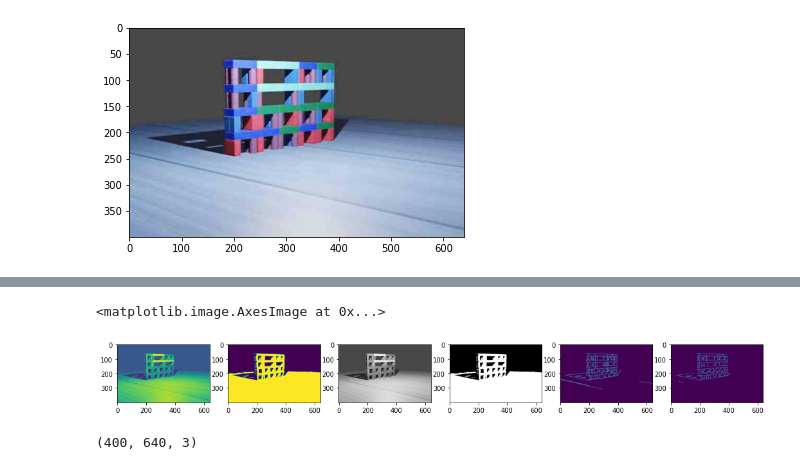
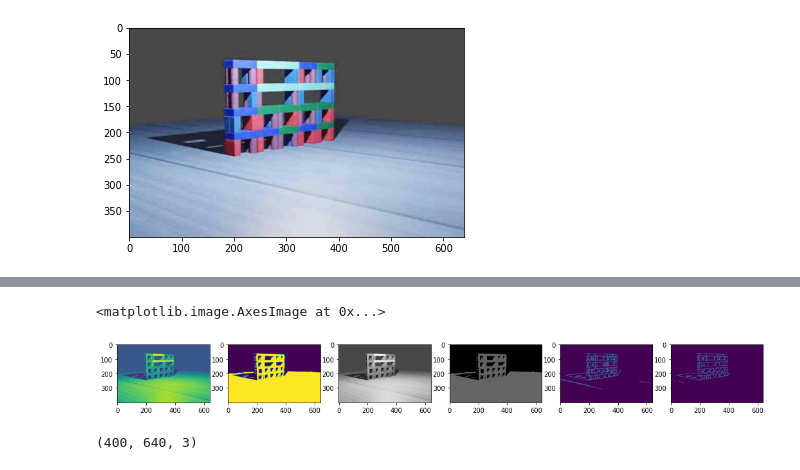
Before and after one commit to G-Gautam/AIFinalProject, a Jupyter notebook: christine.ipynb, the cells around one changed output, grey strips where cells are left out. Saved outputs shown, nothing was run; the diff lists cells and outputs as text; code cells hidden in the pictures.

Commit message:
Graphs

```diff
--- a/christine.ipynb
+++ b/christine.ipynb
@@ -59,34 +232,34 @@ plt.imshow(img)
 # %%
 ### image processing
 # take out background, remove light
 # increase contrast, maybe rgb vs greyscale?
 
 # convert to gray
 gray = cv2.cvtColor(img, cv2.COLOR_BGR2GRAY)
 
 # threshold
-thresh = cv2.threshold(gray, 90, 255, cv2.THRESH_BINARY)[1]
+thresh = cv2.threshold(gray, 90, 100, cv2.THRESH_BINARY)[1]
 
 # put mask on back
 mask_back = cv2.cvtColor(gray, cv2.COLOR_BGR2BGRA)
 
 mask_thresh = cv2.cvtColor(thresh, cv2.COLOR_BGR2BGRA)
 
 # canny edge
 edges = cv2.Canny(img,100,230)
 edges1 = cv2.Canny(img,230,250)
 
 fig, ax = plt.subplots(1,6,figsize=(18, 18))
 
 ax[0].imshow(gray)
 ax[1].imshow(thresh)
 ax[2].imshow(mask_back)
 ax[3].imshow(mask_thresh)
 ax[4].imshow(edges)
 ax[5].imshow(edges1)
 # %% [output]
 <matplotlib.image.AxesImage at 0x...>
-[figure, old version]
+[figure, new version]
 # %%
 print(img.shape)
 # %% [output]
```
Also changed, not shown: parts of 5 cells of this notebook.
